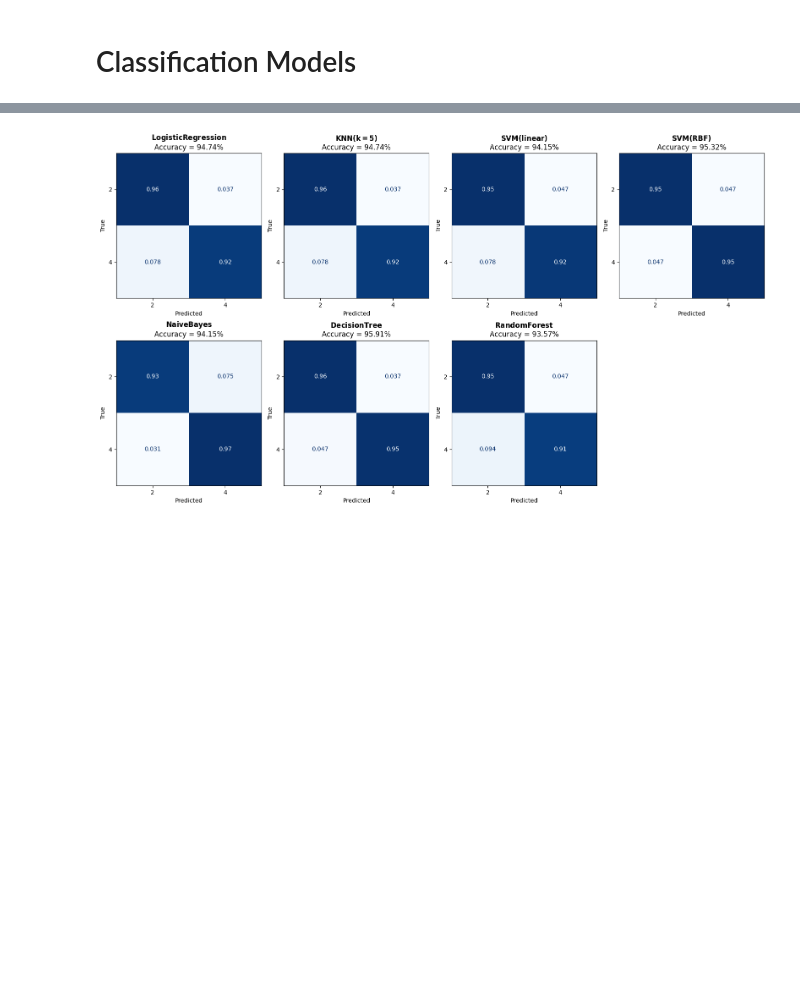
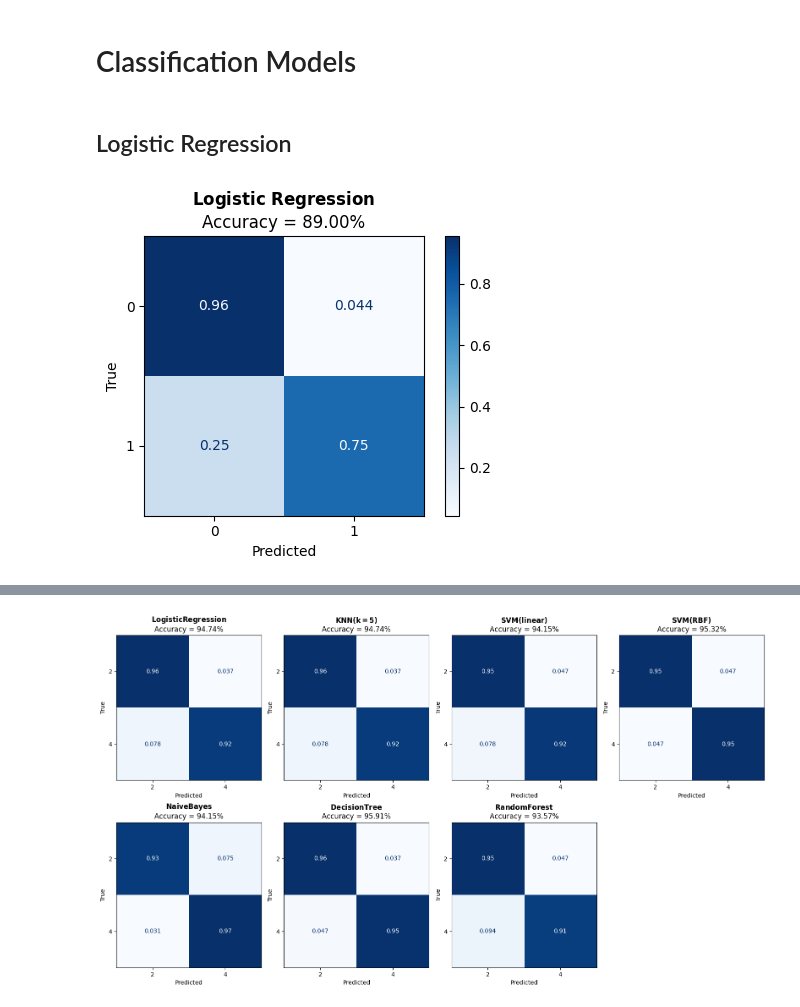
Before and after one commit to lilienthal-ls/my-go-to-templates, a Jupyter notebook: machine_learning/quick_scripts_notebook.ipynb, the cells around one changed output, grey strips where cells are left out. Cells and saved outputs as stored; diff of their text form; code cells hidden in the pictures; blank space fills up the shorter version.

```diff
--- a/machine_learning/quick_scripts_notebook.ipynb
+++ b/machine_learning/quick_scripts_notebook.ipynb
@@ -372,2 +494,71 @@ plt.show()
 # %% [markdown]
 # Classification Models
+# %% [markdown]
+## Logistic Regression
+# %%
+import numpy as np
+import pandas as pd
+import matplotlib.pyplot as plt
+
+from sklearn.model_selection import train_test_split
+from sklearn.preprocessing import StandardScaler
+from sklearn.linear_model import LogisticRegression
+from sklearn.metrics import ConfusionMatrixDisplay, accuracy_score
+
+# -------------------
+# Load data
+# -------------------
+df = pd.read_csv("test_datasets/Logistic_Regression_Data.csv")
+X = df.iloc[:, :-1].values
+y = df.iloc[:, -1].values
+
+# -------------------
+# Train / Test Split
+# -------------------
+X_train, X_test, y_train, y_test = train_test_split(
+    X, y, test_size=0.25, random_state=0
+)
+
+# -------------------
+# Feature Scaling
+# -------------------
+sc = StandardScaler()
+X_train = sc.fit_transform(X_train)
+X_test = sc.transform(X_test)
+
+# -------------------
+# Train Model
+# -------------------
+classifier = LogisticRegression(random_state=0)
+classifier.fit(X_train, y_train)
+
+# -------------------
+# Predictions & Accuracy
+# -------------------
+y_pred = classifier.predict(X_test)
+acc = accuracy_score(y_test, y_pred)
+
+# -------------------
+# Confusion Matrix
+# -------------------
+fig, ax = plt.subplots(figsize=(5, 4))
+
+ConfusionMatrixDisplay.from_predictions(
+    y_test,
+    y_pred,
+    ax=ax,
+    cmap=plt.cm.Blues,
+    normalize="true",
+    colorbar=True
+)
+
+ax.set_title(
+    r"$\bf{Logistic\ Regression}$" + f"\nAccuracy = {acc:.2%}"
+)
+ax.set_xlabel("Predicted")
+ax.set_ylabel("True")
+
+plt.tight_layout()
+plt.show()
+# %% [output]
+[figure, added]
```
Also changed, not shown: parts of 36 cells of this notebook, 2 other files.
